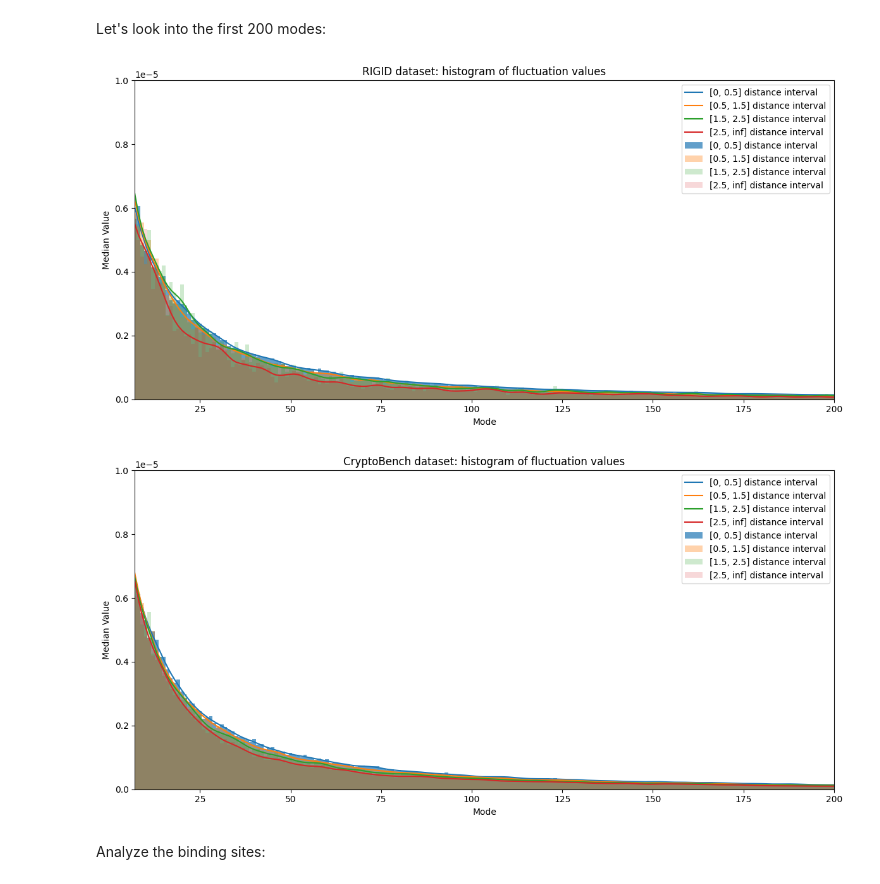
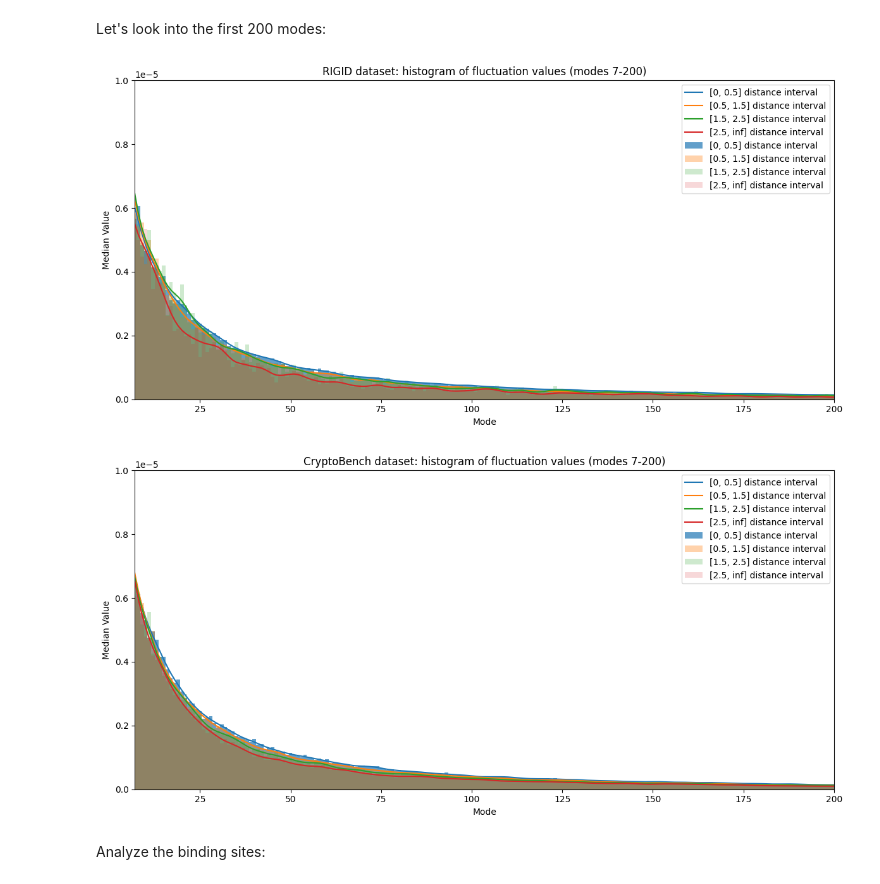
Before and after one commit to skrhakv/pocket-movement-analysis, a Jupyter notebook: src/feature-analysis/residue-distances/analysis.ipynb, the cells around one changed output. Drawn from its saved outputs; the diff is of its cells as text; code cells hidden in the pictures.

```diff
--- a/src/feature-analysis/residue-distances/analysis.ipynb
+++ b/src/feature-analysis/residue-distances/analysis.ipynb
@@ -208,18 +208,18 @@ print_barcharts(binned_fluctuation_by_distance, title='RIGID dataset: histogram
 [figure]
 # %% [markdown]
 Compare cryptic vs. rigid
+# %%
+def load_dataset_and_pick_median(dataset, bins, labels):
+    binned_fluctuation_by_distance = bin_fluctuations_by_distance(dataset, bins, labels)
+    for label in binned_fluctuation_by_distance.keys():
+        binned_fluctuation_by_distance[label] = [np.median(dato) for dato in binned_fluctuation_by_distance[label]]
+    return binned_fluctuation_by_distance
 # %%
 bins = [0, 0.5, 1.5, 2.5, np.inf]
 labels = ['[0, 0.5]', '[0.5, 1.5]', '[1.5, 2.5]', '[2.5, inf]']
 
-def load_dataset_and_pick_median(dataset):
-    binned_fluctuation_by_distance = bin_fluctuations_by_distance(dataset, bins, labels)
-    for label in binned_fluctuation_by_distance.keys():
-        binned_fluctuation_by_distance[label] = [np.median(dato) for dato in binned_fluctuation_by_distance[label]]
-    return binned_fluctuation_by_distance
-
-binned_fluctuation_by_distance_cryptobench = load_dataset_and_pick_median('cryptobench-dataset')
-binned_fluctuation_by_distance_rigid = load_dataset_and_pick_median('rigid-dataset')
+binned_fluctuation_by_distance_cryptobench = load_dataset_and_pick_median('cryptobench-dataset', bins, labels)
+binned_fluctuation_by_distance_rigid = load_dataset_and_pick_median('rigid-dataset', bins, labels)
 
 print_combined_barcharts(binned_fluctuation_by_distance_cryptobench, binned_fluctuation_by_distance_rigid, title='CryptoBench vs Rigid: histogram of fluctuation values', lim=2e-06)
 print_combined_barcharts(binned_fluctuation_by_distance_cryptobench, binned_fluctuation_by_distance_rigid, title='CryptoBench vs Rigid: histogram of fluctuation values - zoomed', lim=9e-07)
@@ -252,11 +249,12 @@ def combine_barcharts_over_distances(binned_fluctuation, title='', ylim=None, xl
     plt.title(title)
     plt.tight_layout()
     plt.show()
-combine_barcharts_over_distances(binned_fluctuation_by_distance_rigid, title='RIGID dataset: histogram of fluctuation values', ylim=1e-05, xlim=(7,200))
-combine_barcharts_over_distances(binned_fluctuation_by_distance_cryptobench, title='CryptoBench dataset: histogram of fluctuation values', ylim=1e-05, xlim=(7,200))
-# %% [output]
-[figure, removed]
-[figure, removed]
+# %%
+combine_barcharts_over_distances(binned_fluctuation_by_distance_rigid, title='RIGID dataset: histogram of fluctuation values (modes 7-200)', ylim=1e-05, xlim=(7,200))
+combine_barcharts_over_distances(binned_fluctuation_by_distance_cryptobench, title='CryptoBench dataset: histogram of fluctuation values (modes 7-200)', ylim=1e-05, xlim=(7,200))
+# %% [output]
+[figure, added]
+[figure, added]
 # %% [markdown]
 Analyze the binding sites:
 # %%
```
Also changed, not shown: parts of 6 cells of this notebook, 4 other files.
